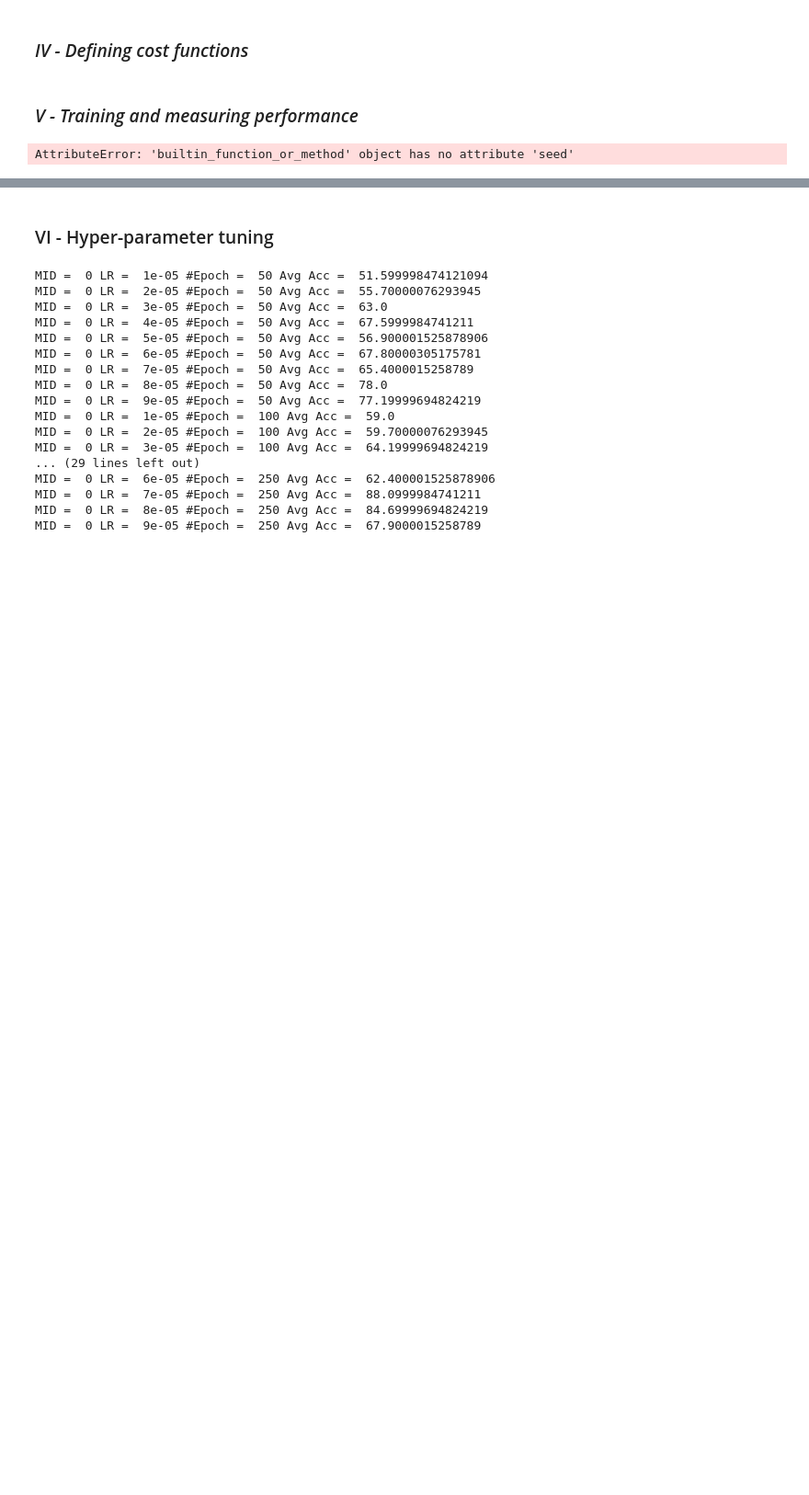
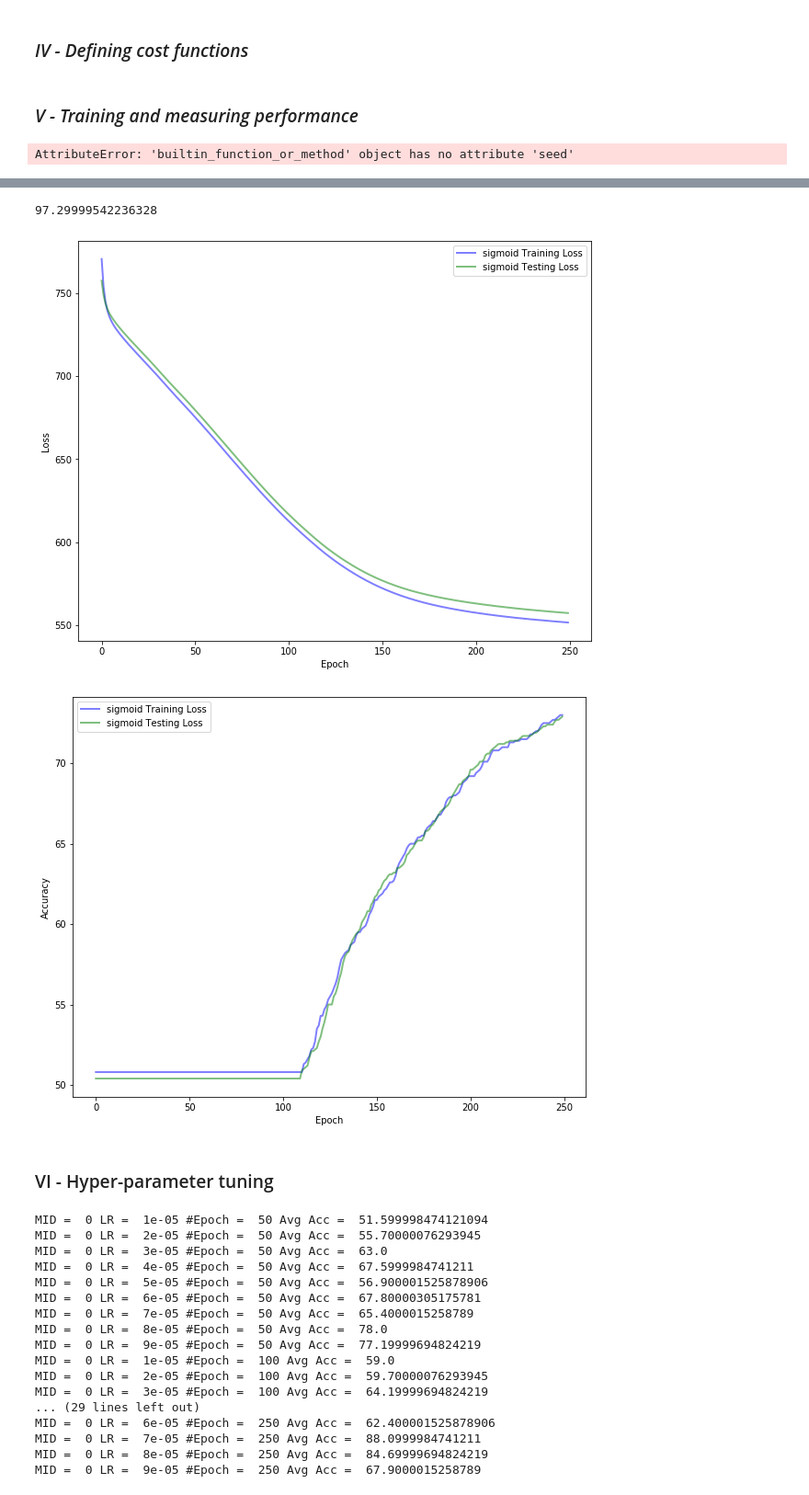
Before and after one commit to Laragervaise/Deep-Learning, a Jupyter notebook: proj2.ipynb, the cells around one changed output, grey strips where cells are left out. Shown: that part at 92% size. Cells and saved outputs as stored; diff of their text form; code cells hidden in the pictures; blank space fills up the shorter version.

Commit message:
LeakyReluFix

```diff
--- a/proj2.ipynb
+++ b/proj2.ipynb
@@ -297,19 +297,27 @@ AttributeError: 'builtin_function_or_method' object has no attribute 'seed'
 # %%
 # Instanciates a model with respect to the model id given as input to the function
 def model_selector(mid):
+    # Relu activation
     if mid == 0:
         #model = Sequential([Linear(2, 25), ReLU(), Linear(25,25), ReLU(), Linear(25,25, method = 'xavier'), ReLU(), Linear(25,2), LeakyReLU()])
-        model = Sequential([Linear(2, 25), ReLU(), Linear(25,25), ReLU(), Linear(25,25), ReLU(), Linear(25,2), LeakyReLU()])
+        model = Sequential([Linear(2, 25), ReLU(), Linear(25,25), ReLU(), Linear(25,25), ReLU(), Linear(25,2), ReLU()])
         return model
+    # Sigmoid activation
     elif mid == 1:
         model = Sequential([Linear(2, 25), ReLU(), Linear(25,25), ReLU(), Linear(25,25), ReLU(), Linear(25,2), Sigmoid()])
         return model
+    # Tanh activation
     elif mid == 2:
         model = Sequential([Linear(2, 25), ReLU(), Linear(25,25), ReLU(), Linear(25,25), ReLU(), Linear(25,2), Tanh()])
         return model
+    # Softmax activation (included in the cross entropy)
     elif mid == 3:
         model = Sequential([Linear(2, 25), ReLU(), Linear(25,25), ReLU(), Linear(25,25), ReLU(), Linear(25,2)])
         return model
+    # Leaky relu activation
+    elif mid == 4:
+        model = Sequential([Linear(2, 25), LeakyReLU(), Linear(25,25),LeakyReLU(), Linear(25,25), LeakyReLU(), Linear(25,2), LeakyReLU()])
+        return model
 # %%
 # Batch generator
 def data_generator(pts, targets, labels, batch_size):
@@ -469,3 +479,50 @@ print(acc_soft)
+# %%
+# Test the performance of the leaky relu model with tuned hyper parameters
+
+model_leaky = model_selector(4)
+history_leaky = train(model_leaky, train_pts, train_targets, 250, 0.0001, test_pts = test_pts, test_targets = test_targets,
+                     train_history = True, test_history = True, criterion = 'MSE')
+acc_soft = compute_acc(model_leaky, test_pts, test_labels, model_soft.forward(test_pts))
+print(acc_soft)
+# %% [output]
+97.29999542236328
+# %%
+def simple_plot(history, model_name, train_history = False, test_history = False):
+    train_losses = history['train_loss']
+    test_losses = history['test_loss']
+    train_accs = history['train_accuracy']
+    test_accs = history['test_accuracy']
+
+    plt.figure(figsize=(10,8))
+
+    if (train_history):
+        plt.plot(train_losses, alpha = 0.5, color = 'b', linewidth = 2.0, label = model_name + " Training Loss")
+
+    if (test_history):
+        plt.plot(test_losses, alpha = 0.5, color = 'g', linewidth = 2.0, label = model_name + " Testing Loss")
+
+    plt.xlabel('Epoch')
+    plt.ylabel('Loss')
+    plt.legend()
+    plt.show()
+
+    plt.figure(figsize=(10,8))
+
+    if (train_history):
+        plt.plot(train_accs, alpha = 0.5, color = 'b', linewidth = 2.0, label = model_name + " Training Loss")
+
+    if (test_history):
+        plt.plot(test_accs, alpha = 0.5, color = 'g', linewidth = 2.0, label = model_name + " Testing Loss")
+
+    plt.xlabel('Epoch')
+    plt.ylabel('Accuracy')
+    plt.legend()
+    plt.show()
+# %%
+simple_plot(history_relu, 'sigmoid', train_history = True, test_history = True)
+# %% [output]
+[figure, added]
+[figure, added]
 # %% [markdown]
 ### VI - Hyper-parameter tuning
 # %%
```
Also changed, not shown: parts of 5 cells of this notebook.
